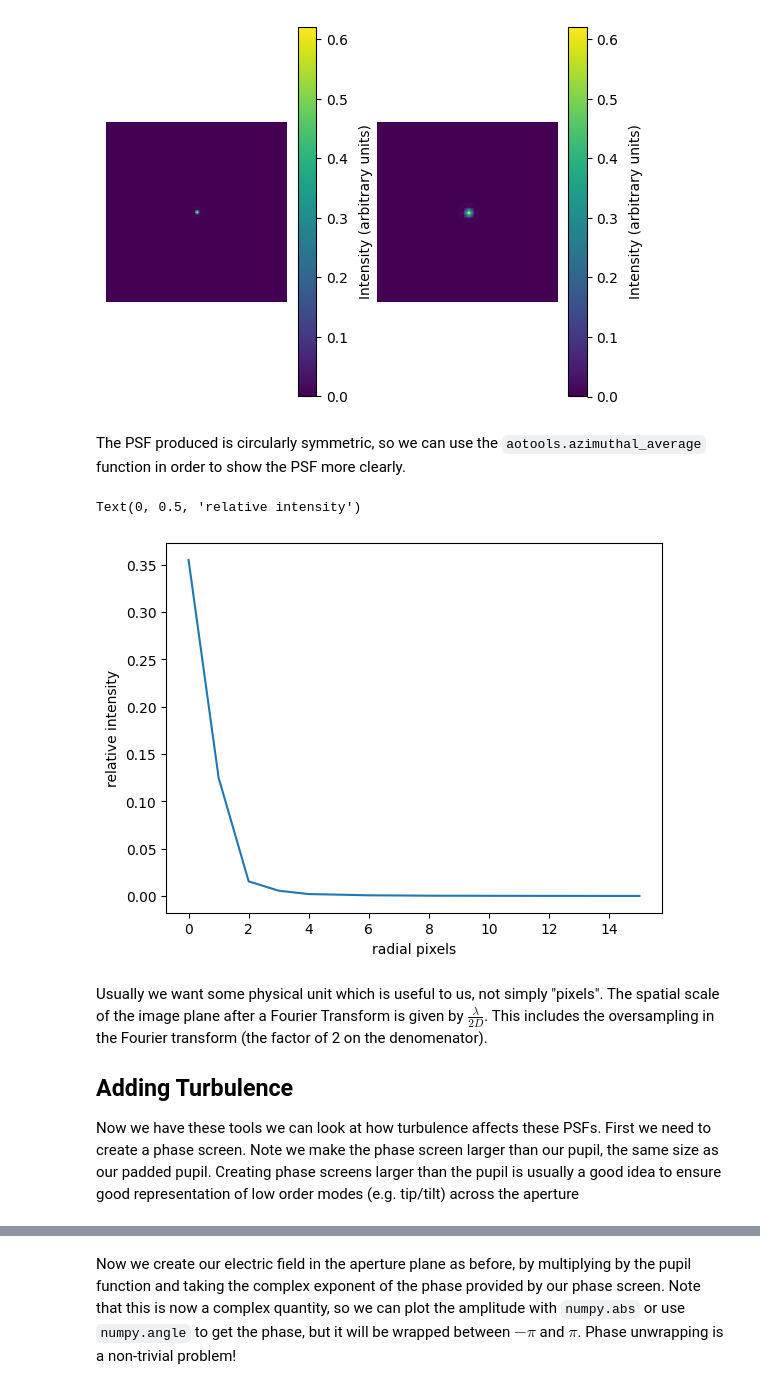
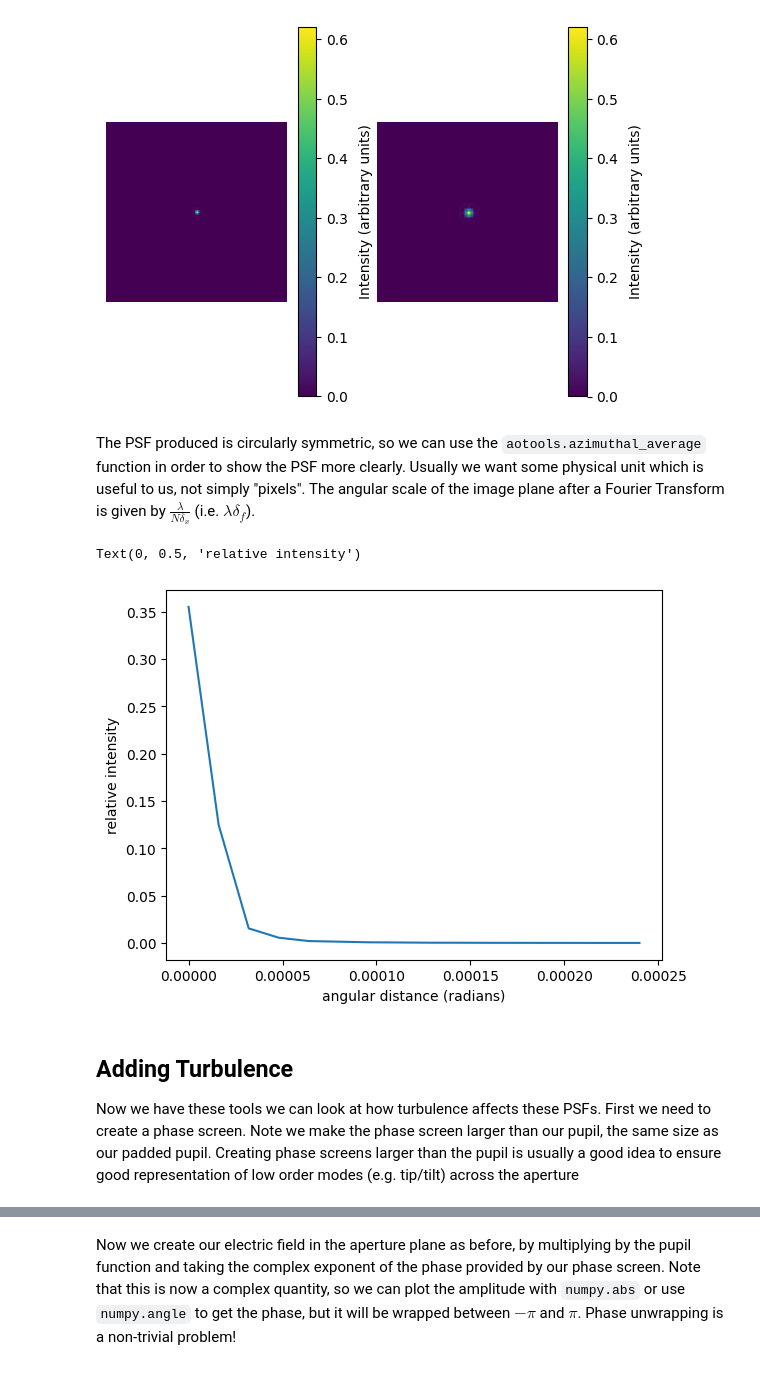
Before and after one commit to AOtools/aotools_tests, a Jupyter notebook: workshop/3_imaging.ipynb, the cells around one changed output, grey strips where cells are left out. Drawn from its saved outputs; the diff is of its cells as text; code cells hidden in the pictures.

```diff
--- a/workshop/3_imaging.ipynb
+++ b/workshop/3_imaging.ipynb
@@ -78,7 +78,7 @@ padded_pupil[:nx_size, :nx_size] = pupil
 complex_wave = padded_pupil*numpy.exp(j*0)
 
 # Use AOtools to transform from the pupil to the focal plane
-E_f = aotools.ft2(padded_pupil, delta=pxl_scale,)
+E_f = aotools.ft2(complex_wave, delta=pxl_scale,)
 psf = numpy.abs(E_f)**2
 
 # Cut out the centre of the psf array for prettier plotting
@@ -99,19 +99,18 @@ cbar.set_label('Intensity (arbitrary units)', labelpad=8)
 # %% [output]
 [figure]
 # %% [markdown]
-The PSF produced is circularly symmetric, so we can use the `aotools.azimuthal_average` function in order to show the PSF more clearly.
+The PSF produced is circularly symmetric, so we can use the `aotools.azimuthal_average` function in order to show the PSF more clearly. Usually we want some physical unit which is useful to us, not simply "pixels". The angular scale of the image plane after a Fourier Transform is given by $\frac{\lambda}{N \delta_x}$ (i.e. $\lambda \delta_f$).
 # %%
 azi_avg = aotools.azimuthal_average(psf)
+x_radial = numpy.arange(nx_size//4) * wavelength / (pad_factor * pxl_scale)
 plt.figure()
-plt.plot(azi_avg[:nx_size//4])
-plt.xlabel("radial pixels")
+plt.plot(x_radial, azi_avg[:nx_size//4])
+plt.xlabel("angular distance (radians)")
 plt.ylabel("relative intensity")
 # %% [output]
 Text(0, 0.5, 'relative intensity')
-[figure, old version]
+[figure, new version]
 # %% [markdown]
-Usually we want some physical unit which is useful to us, not simply "pixels". The spatial scale of the image plane after a Fourier Transform is given by $\frac{\lambda}{2D}$. This includes the oversampling in the Fourier transform (the factor of 2 on the denomenator).
-
 Adding Turbulence
 -----------------
 Now we have these tools we can look at how turbulence affects these PSFs. First we need to create a phase screen. Note we make the phase screen larger than our pupil, the same size as our padded pupil. Creating phase screens larger than the pupil is usually a good idea to ensure good representation of low order modes (e.g. tip/tilt) across the aperture
```
Also changed, not shown: parts of 8 cells of this notebook, 4 other files.
